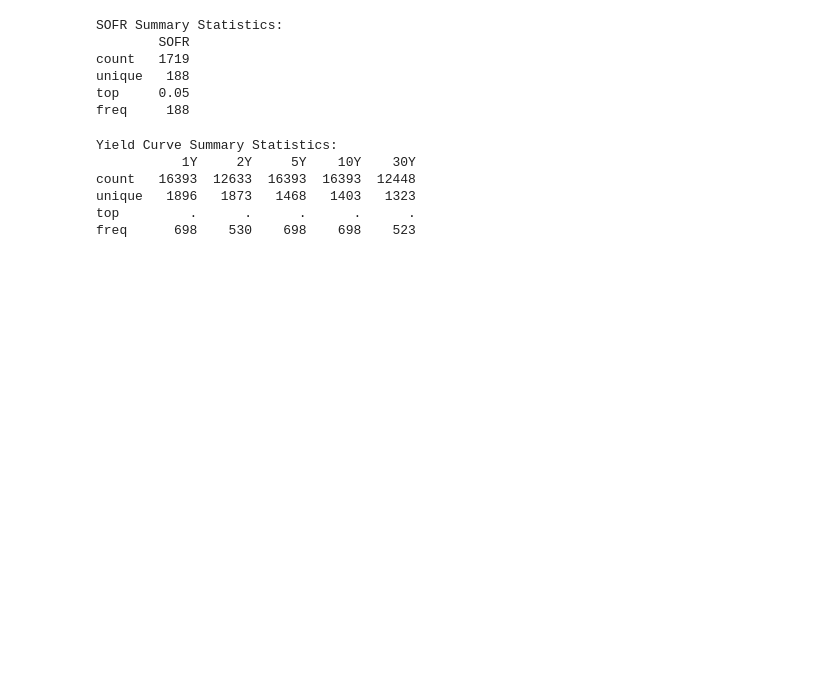
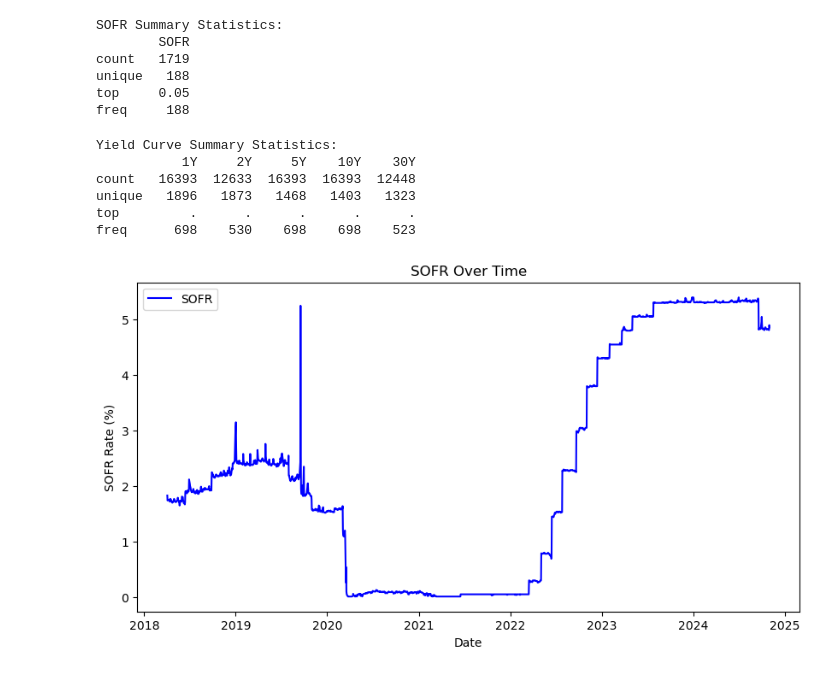
Before and after one commit to atkrish0/numerical-analysis-rbs, a Jupyter notebook: project/v1.ipynb, the cells around one changed output. Drawn from its saved outputs; the diff is of its cells as text; code cells hidden in the pictures; blank space fills up the shorter version.

```diff
--- a/project/v1.ipynb
+++ b/project/v1.ipynb
@@ -101,3 +103,18 @@ count   16393  12633  16393  16393  12448
 unique   1896   1873   1468   1403   1323
 top         .      .      .      .      .
 freq      698    530    698    698    523
+# %%
+# Ensure SOFR data is numeric and drop any non-numeric rows (if any)
+sofr['SOFR'] = pd.to_numeric(sofr['SOFR'], errors='coerce')
+sofr = sofr.dropna()  # Drop rows where SOFR might be NaN after conversion
+
+# Plot SOFR over time
+plt.figure(figsize=(10, 5))
+plt.plot(sofr.index, sofr['SOFR'], label='SOFR', color='blue')
+plt.title("SOFR Over Time")
+plt.xlabel("Date")
+plt.ylabel("SOFR Rate (%)")
+plt.legend()
+plt.show()
+# %% [output]
+[figure, added]
```
Also changed, not shown: parts of 11 cells of this notebook.
